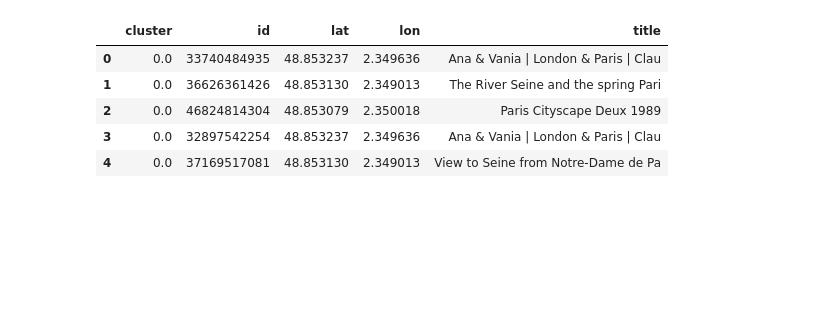
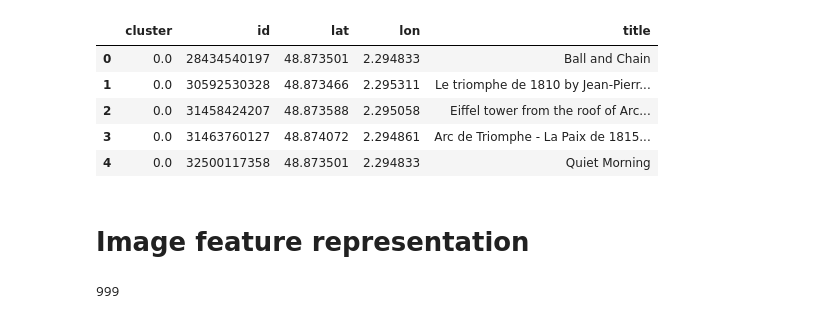
Before and after one commit to sylvainma/Explorify, a Jupyter notebook: clustering.ipynb, the cells around one changed output. Saved outputs shown, nothing was run; the diff lists cells and outputs as text; code cells hidden in the pictures; blank space fills up the shorter version.

```diff
--- a/clustering.ipynb
+++ b/clustering.ipynb
@@ -29,9 +34,18 @@ print(dataset.size(), "photos")
 it = dataset.get()
 X = []
 for i, row in enumerate(it):
-    metadata, embedding = row
+    metadata, _, embedding = row
+
+    # Location
     lat = float(metadata["location"]["latitude"])
     lon = float(metadata["location"]["longitude"])
+
+    # Tags
+    tags = " ".join([tag["text"] for tag in metadata["tags"]])
+
+    # Embedding
+    emb = embedding.tolist()
+
     id = int(metadata["id"])
     X.append([id, lat, lon])
 
@@ -42,16 +56,16 @@ X.shape
 # %%
 # Sampling on a smaller subset
-train_idx = np.random.choice(X.shape[0], size=1000, replace=False)
-sample = X[train_idx]
-X_train = sample[:, 1:]
+X_train = X[:, 1:]
 
 # Train clustering using DBSCAN
 kms_per_radian = 6371.0088
-meters = 50
+meters = 30
 epsilon = (meters * 0.001) / kms_per_radian
 db = DBSCAN(eps=epsilon, algorithm='ball_tree', metric='haversine')
 db.fit(np.radians(X_train))
 y_train = db.labels_
+
+# Plot
 fig, ax = plt.subplots()
 ax.bar(*np.unique(y_train, return_counts=True))
 ax.set_xlabel("Cluster")
@@ -64,12 +78,11 @@ plt.show()
 cluster_imgs = {}
 for label in set(y_train):
     if label == -1: continue
-    photos_id = sample[y_train == label, 0]
+    photos_id = X[y_train == label, 0]
     cluster_imgs[label] = []
-    subset = np.random.choice(photos_id.shape[0], size=min(photos_id.shape[0], 4), replace=False)
+    subset = np.random.choice(photos_id.shape[0], size=min(photos_id.shape[0], 6), replace=False)
     for photo_id in photos_id[subset]:
-        p = Photo(id=photo_id)
-        img = get_photo(p)
+        _, img, _ = dataset.get_id(int(photo_id))
         cluster_imgs[label].append(img)
 # %%
 # Visualize photos from the same cluster
@@ -82,7 +95,7 @@ Image.fromarray(grid.astype("uint8"))
 from sklearn.metrics.pairwise import cosine_similarity
 
 def compute_cluster_sim(X):
-    embedding_X = [dataset.get_id(int(photo_id))[1] for photo_id in X[:, 0]]
+    embedding_X = [dataset.get_id(int(photo_id))[2] for photo_id in X[:, 0]]
     embedding_X = np.stack(embedding_X, axis=0)
     return cosine_similarity(embedding_X).mean()
 
@@ -90,9 +103,14 @@ def compute_cluster_sim(X):
 cluster_similarities = {}
 for label in set(y_train):
     if label == -1: continue
-    cluster_X = sample[y_train == label]
+    cluster_X = X[y_train == label]
     cluster_sim = compute_cluster_sim(cluster_X)
     cluster_similarities[label] = cluster_sim
 
-cluster_similarities
+# Plot
+fig, ax = plt.subplots()
+ax.bar(cluster_similarities.keys(), [cluster_similarities[k] for k in cluster_similarities.keys()])
+ax.set_xlabel("Cluster")
+ax.set_ylabel("Cluster similarity")
+plt.show()
 # %% [output]
@@ -116,25 +149,25 @@ cluster_similarities
 # %%
 df = pd.DataFrame()
 for label in set(y_train):
     if label == -1: continue
-    photos_id = sample[y_train == label, 0]
+    photos_id = X[y_train == label, 0]
     for photo_id in photos_id:
-        metadata, _ = dataset.get_id(int(photo_id))
+        metadata, _, _ = dataset.get_id(int(photo_id))
         df = df.append({
             "lat": float(metadata["location"]["latitude"]),
             "lon": float(metadata["location"]["longitude"]),
             "id": metadata["id"],
-            "title": str(metadata["title"])[:35] if "title" in metadata.keys() else "(No title)",
+            "title": str(metadata["title"]) if "title" in metadata.keys() else "(No title)",
             "cluster": int(label)
         }, ignore_index=True)
 df.head()
 # %% [output]
 |  | cluster | id | lat | lon | title |
-| 0 | 0.0 | 33740484935 | 48.853237 | 2.349636 | Ana & Vania | London & Paris | Clau |
-| 1 | 0.0 | 36626361426 | 48.853130 | 2.349013 | The River Seine and the spring Pari |
-| 2 | 0.0 | 46824814304 | 48.853079 | 2.350018 | Paris Cityscape Deux 1989 |
-| 3 | 0.0 | 32897542254 | 48.853237 | 2.349636 | Ana & Vania | London & Paris | Clau |
-| 4 | 0.0 | 37169517081 | 48.853130 | 2.349013 | View to Seine from Notre-Dame de Pa |
+| 0 | 0.0 | 28434540197 | 48.873501 | 2.294833 | Ball and Chain |
+| 1 | 0.0 | 30592530328 | 48.873466 | 2.295311 | Le triomphe de 1810 by Jean-Pierr... |
+| 2 | 0.0 | 31458424207 | 48.873588 | 2.295058 | Eiffel tower from the roof of Arc... |
+| 3 | 0.0 | 31463760127 | 48.874072 | 2.294861 | Arc de Triomphe - La Paix de 1815... |
+| 4 | 0.0 | 32500117358 | 48.873501 | 2.294833 | Quiet Morning |
 # %%
 from geojsonio import embed
 from utils.geojson import GeoJson
@@ -146,3 +179,20 @@ geojson_data = GeoJson().to_geojson(df,
     [c for c in df.columns] # metadata to add in the geojson
 )
 geojson_data.save_to("geojson-viewer/data.geojson")
+# %% [markdown]
+# Image feature representation
+# %%
+# Get features from dataset
+it = dataset.get()
+idx = []
+images = []
+for i, row in enumerate(it):
+    metadata, img, embedding = row
+    # ID
+    idx.append(metadata["id"])
+    # Embedding
+    images.append(img)
+
+len(images)
+# %% [output]
+999
```
Also changed, not shown: parts of 17 cells of this notebook, 6 other files.
